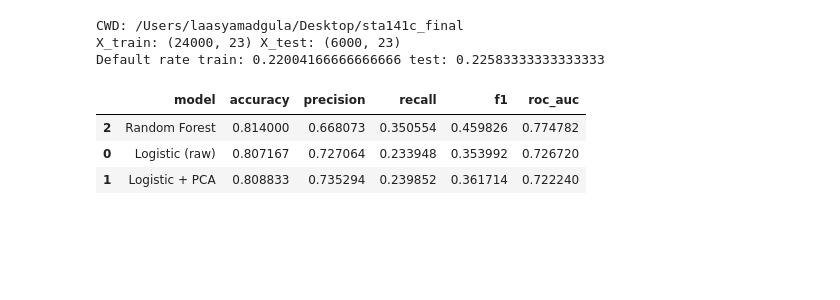
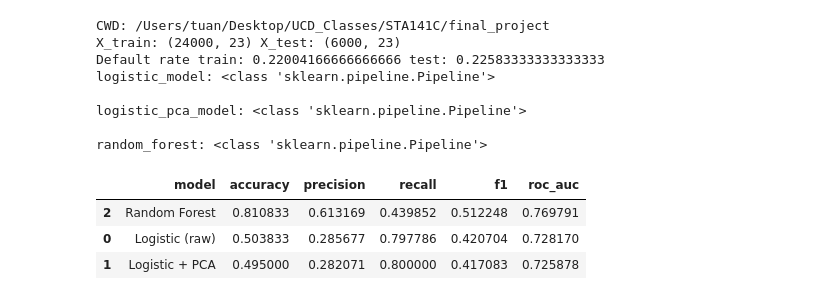
Before and after one commit to chris-nguyen18/sta141c_final, a Jupyter notebook: notebooks/model_evaluation.ipynb, the cells around one changed output. Cells and saved outputs as stored; diff of their text form; code cells hidden in the pictures; blank space fills up the shorter version.

Commit message:
Redid pipeline with scaling, one-hot encoding, cv, & tables

```diff
--- a/notebooks/model_evaluation.ipynb
+++ b/notebooks/model_evaluation.ipynb
@@ -1,15 +12,29 @@
 # %%
-import os, numpy as np
-#Ensuring working directory is repo root
-os.chdir("..")
+# Ensuring working directory is repo root
+repo_root = os.path.expanduser("~/Desktop/UCD_Classes/STA141C/final_project")
+os.chdir(repo_root)
 print("CWD:", os.getcwd())
-X_train = np.load("data/processed/X_train.npy")
-X_test  = np.load("data/processed/X_test.npy")
-y_train = np.load("data/processed/y_train.npy").astype(int)
-y_test  = np.load("data/processed/y_test.npy").astype(int)
+X_train = joblib.load("./data/processed/X_train.pkl")
+X_test  = joblib.load("./data/processed/X_test.pkl")
+y_train = joblib.load("./data/processed/y_train.pkl").astype(int)
+y_test  = joblib.load("./data/processed/y_test.pkl").astype(int)
 print("X_train:", X_train.shape, "X_test:", X_test.shape)
 print("Default rate train:", y_train.mean(), "test:", y_test.mean())
+
+logistic_model = joblib.load("./models/logistic_raw.joblib")
+logistic_pca_model = joblib.load("./models/logistic_pca.joblib")
+random_forest_model = joblib.load("./models/random_forest.joblib")
+
+# Print type and parameters
+print("logistic_model:", type(logistic_model))
+print("\nlogistic_pca_model:", type(logistic_pca_model))
+print("\nrandom_forest:", type(random_forest_model))
 # %% [output]
-CWD: /Users/laasyamadgula/Desktop/sta141c_final
+CWD: /Users/tuan/Desktop/UCD_Classes/STA141C/final_project
 X_train: (24000, 23) X_test: (6000, 23)
 Default rate train: 0.22004166666666666 test: 0.22583333333333333
+logistic_model: <class 'sklearn.pipeline.Pipeline'>
+
+logistic_pca_model: <class 'sklearn.pipeline.Pipeline'>
+
+random_forest: <class 'sklearn.pipeline.Pipeline'>
@@ -47,36 +41,36 @@ rf = RandomForestClassifier(
 # %%
-def get_preds(model, X, threshold=0.5):
+def get_preds(model, X, threshold=0.4):
     prob = model.predict_proba(X)[:, 1]
     pred = (prob >= threshold).astype(int)
     return pred, prob
 
 def compute_metrics(y_true, y_pred):
     return {
         "accuracy": accuracy_score(y_true, y_pred),
         "precision": precision_score(y_true, y_pred, zero_division=0),
         "recall": recall_score(y_true, y_pred, zero_division=0),
         "f1": f1_score(y_true, y_pred, zero_division=0),
     }
 models = {
-    "Logistic (raw)": logistic_raw,
-    "Logistic + PCA": logistic_pca,
-    "Random Forest": rf
+    "Logistic (raw)": logistic_model,
+    "Logistic + PCA": logistic_pca_model,
+    "Random Forest": random_forest_model
 }
 rows = []
 store = {}
 
 for name, model in models.items():
     y_pred, y_prob = get_preds(model, X_test)
     m = compute_metrics(y_test, y_pred)
     fpr, tpr, _ = roc_curve(y_test, y_prob)
     m["roc_auc"] = auc(fpr, tpr)
     rows.append({"model": name, **m})
     store[name] = {"y_pred": y_pred, "y_prob": y_prob, "fpr": fpr, "tpr": tpr}
 
 metrics_df = pd.DataFrame(rows).sort_values("roc_auc", ascending=False)
 metrics_df
 # %% [output]
 |  | model | accuracy | precision | recall | f1 | roc_auc |
-| 2 | Random Forest | 0.814000 | 0.668073 | 0.350554 | 0.459826 | 0.774782 |
-| 0 | Logistic (raw) | 0.807167 | 0.727064 | 0.233948 | 0.353992 | 0.726720 |
-| 1 | Logistic + PCA | 0.808833 | 0.735294 | 0.239852 | 0.361714 | 0.722240 |
+| 2 | Random Forest | 0.810833 | 0.613169 | 0.439852 | 0.512248 | 0.769791 |
+| 0 | Logistic (raw) | 0.503833 | 0.285677 | 0.797786 | 0.420704 | 0.728170 |
+| 1 | Logistic + PCA | 0.495000 | 0.282071 | 0.800000 | 0.417083 | 0.725878 |
```
Also changed, not shown: parts of 11 cells of this notebook, 16 other files.
